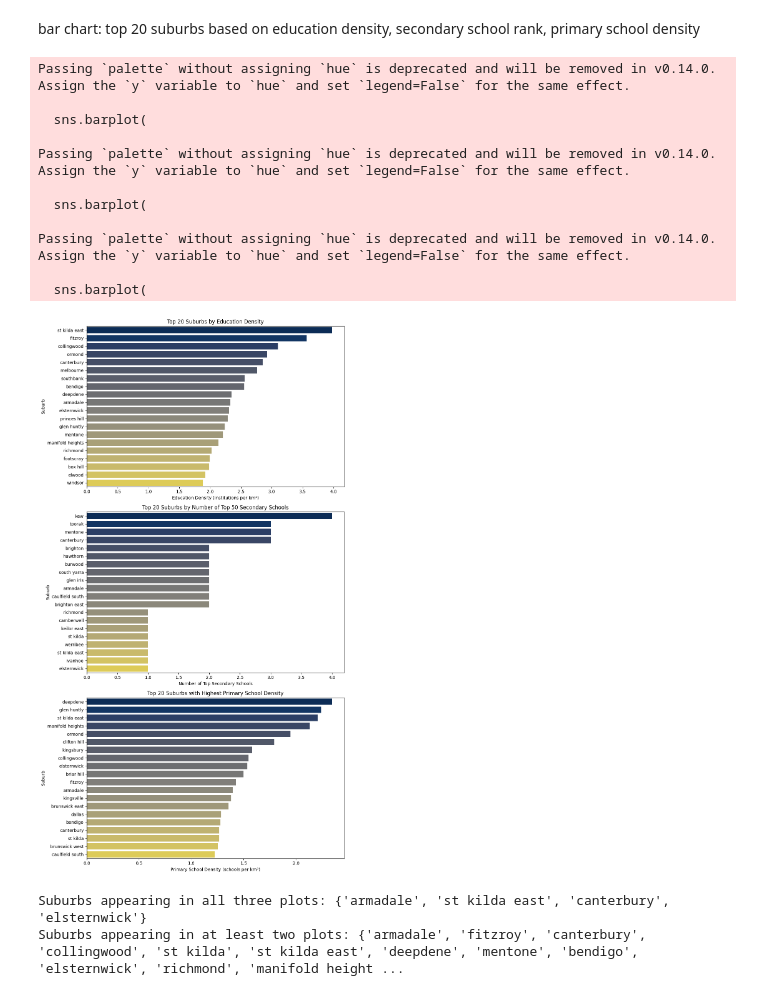
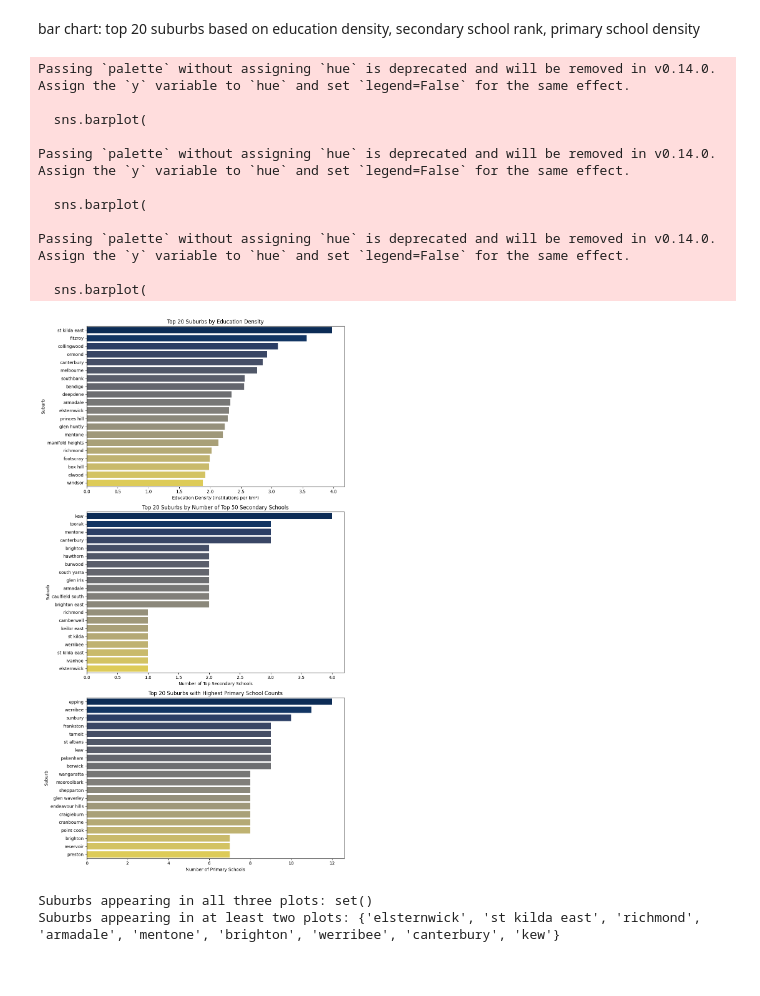
Before and after one commit to MAST30034-AppliedDataScience/project-2-group-real-estate-industry-project-15, a Jupyter notebook: notebooks/analysis_education.ipynb, the cells around one changed output. Drawn from its saved outputs; the diff is of its cells as text; code cells hidden in the pictures.

```diff
--- a/notebooks/analysis_education.ipynb
+++ b/notebooks/analysis_education.ipynb
@@ -363,24 +378,24 @@ Passing `palette` without assigning `hue` is deprecated and will be removed in v
 vic_education_gdf['primary_school_count'] = pd.to_numeric(vic_education_gdf['primary_school_count'], errors='coerce').fillna(0)
 
 # Ensure 'area_km2' is numeric
-vic_education_gdf['area_km2'] = pd.to_numeric(vic_education_gdf['area_km2'], errors='coerce').fillna(1)  # Use 1 to avoid division by zero
+#vic_education_gdf['area_km2'] = pd.to_numeric(vic_education_gdf['area_km2'], errors='coerce').fillna(1)  # Use 1 to avoid division by zero
 
 # Step 1: Calculate the primary school density for each suburb
-vic_education_gdf['primary_school_density'] = vic_education_gdf['primary_school_count'] / vic_education_gdf['area_km2']
+#vic_education_gdf['primary_school_density'] = vic_education_gdf['primary_school_count'] / vic_education_gdf['area_km2']
 
-# Step 2: Sort the suburbs by primary school density and select the top 10
-top_10_primary_density_suburbs = vic_education_gdf.nlargest(10, 'primary_school_density')
+# Step 2: Sort the suburbs by primary school density and select the top 20
+top_20_primary_suburbs = vic_education_gdf.nlargest(20, 'primary_school_count')
 
 # Step 3: Create a bar plot
 plt.figure(figsize=(10, 6))
 sns.barplot(
-    x='primary_school_density',
+    x='primary_school_count',
     y='suburb',
-    data=top_10_primary_density_suburbs,
+    data=top_20_primary_suburbs,
     palette='cividis'
 )
-plt.title('Top 10 Suburbs with Highest Primary School Density')
-plt.xlabel('Primary School Density (schools per km²)')
+plt.title('Top 20 Suburbs with Highest Primary School Count')
+plt.xlabel('Primary School Count')
 plt.ylabel('Suburb')
 
 #plt.savefig('../plots/primary_ed_top_suburbs.png', dpi=300, bbox_inches='tight')
@@ -398,7 +413,7 @@ bar chart: top 20 suburbs based on education density, secondary school rank, pri
 fig, axes = plt.subplots(3, 1, figsize=(10, 18))
 
 # Plot 1: Top 20 Suburbs by Education Density
-top_20_suburbs = vic_education_gdf_projected.nlargest(20, 'education_density')
+top_20_suburbs = vic_education_gdf.nlargest(20, 'education_density')
 sns.barplot(
     x='education_density',
     y='suburb',
@@ -427,19 +442,17 @@ axes[1].set_xlabel('Number of Top Secondary Schools')
 axes[1].set_ylabel('Suburb')
 
 # Plot 3: Top 20 Suburbs by Primary School Density
-vic_education_gdf_projected['primary_school_count'] = pd.to_numeric(vic_education_gdf_projected['primary_school_count'], errors='coerce').fillna(0)
-vic_education_gdf_projected['area_km2'] = pd.to_numeric(vic_education_gdf_projected['area_km2'], errors='coerce').fillna(1)
-vic_education_gdf_projected['primary_school_density'] = vic_education_gdf_projected['primary_school_count'] / vic_education_gdf_projected['area_km2']
-top_20_primary_density_suburbs = vic_education_gdf_projected.nlargest(20, 'primary_school_density')
+vic_education_gdf['primary_school_count'] = pd.to_numeric(vic_education_gdf['primary_school_count'], errors='coerce').fillna(0)
+top_20_primary_suburbs = vic_education_gdf.nlargest(20, 'primary_school_count')
 sns.barplot(
-    x='primary_school_density',
+    x='primary_school_count',
     y='suburb',
-    data=top_20_primary_density_suburbs,
+    data=top_20_primary_suburbs,
     palette='cividis',
     ax=axes[2]
 )
-axes[2].set_title('Top 20 Suburbs with Highest Primary School Density')
-axes[2].set_xlabel('Primary School Density (schools per km²)')
+axes[2].set_title('Top 20 Suburbs with Highest Primary School Counts')
+axes[2].set_xlabel('Number of Primary Schools')
 axes[2].set_ylabel('Suburb')
 
 # Adjust layout to avoid overlap
@@ -447,39 +460,39 @@ plt.tight_layout()
 
 # Save the combined plots as a single PNG file
 plt.savefig('../plots/combined_education_20_suburb_plots.png', dpi=300, bbox_inches='tight')
 
 # Display the plots
 plt.show()
 
 # Step 4: Identify overlaps between the three lists
 set_education_density = set(top_20_suburbs['suburb'])
 set_secondary_schools = set(top_20_secondary_school_suburbs['suburb'])
-set_primary_school_density = set(top_20_primary_density_suburbs['suburb'])
+set_primary_school_counts = set(top_20_primary_suburbs['suburb'])
 
 # Suburbs appearing in all three plots
-all_three = set_education_density & set_secondary_schools & set_primary_school_density
+all_three = set_education_density & set_secondary_schools & set_primary_school_counts
 
 # Suburbs appearing in any two plots
 in_two = (set_education_density & set_secondary_schools) | \
-         (set_secondary_schools & set_primary_school_density) | \
-         (set_primary_school_density & set_education_density)
+         (set_secondary_schools & set_primary_school_counts) | \
+         (set_primary_school_counts & set_education_density)
 
 print("Suburbs appearing in all three plots:", all_three)
 print("Suburbs appearing in at least two plots:", in_two)
 # %% [output]
 Passing `palette` without assigning `hue` is deprecated and will be removed in v0.14.0. Assign the `y` variable to `hue` and set `legend=False` for the same effect.
 
   sns.barplot(
 
 Passing `palette` without assigning `hue` is deprecated and will be removed in v0.14.0. Assign the `y` variable to `hue` and set `legend=False` for the same effect.
 
   sns.barplot(
 
 Passing `palette` without assigning `hue` is deprecated and will be removed in v0.14.0. Assign the `y` variable to `hue` and set `legend=False` for the same effect.
 
   sns.barplot(
-[figure, old version]
+[figure, new version]
-Suburbs appearing in all three plots: {'armadale', 'st kilda east', 'canterbury', 'elsternwick'}
-Suburbs appearing in at least two plots: {'armadale', 'fitzroy', 'canterbury', 'collingwood', 'st kilda', 'st kilda east', 'deepdene', 'mentone', 'bendigo', 'elsternwick', 'richmond', 'manifold height ...
+Suburbs appearing in all three plots: set()
+Suburbs appearing in at least two plots: {'elsternwick', 'st kilda east', 'richmond', 'armadale', 'mentone', 'brighton', 'werribee', 'canterbury', 'kew'}
 # %%
 sample_properties = pd.read_csv('../data/landing/sample.csv')
```
Also changed, not shown: parts of 3 cells of this notebook, 2 other files.
